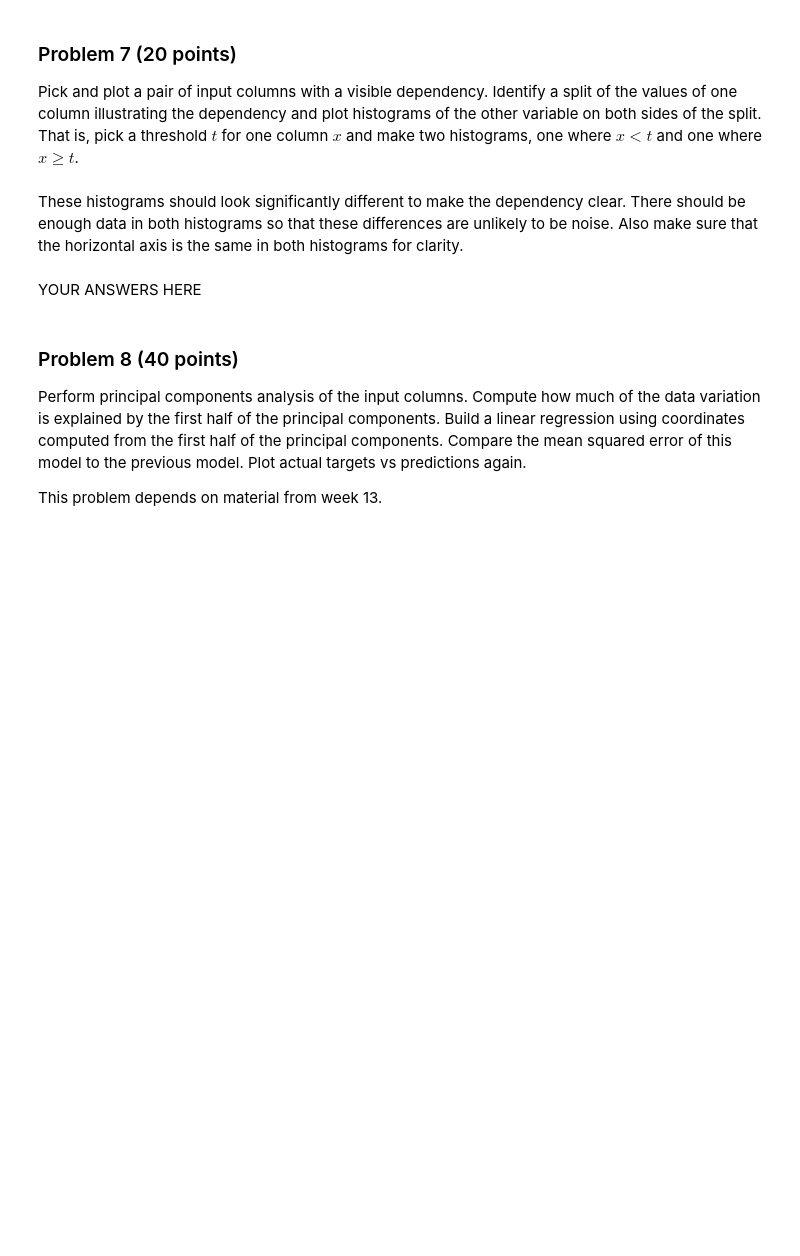
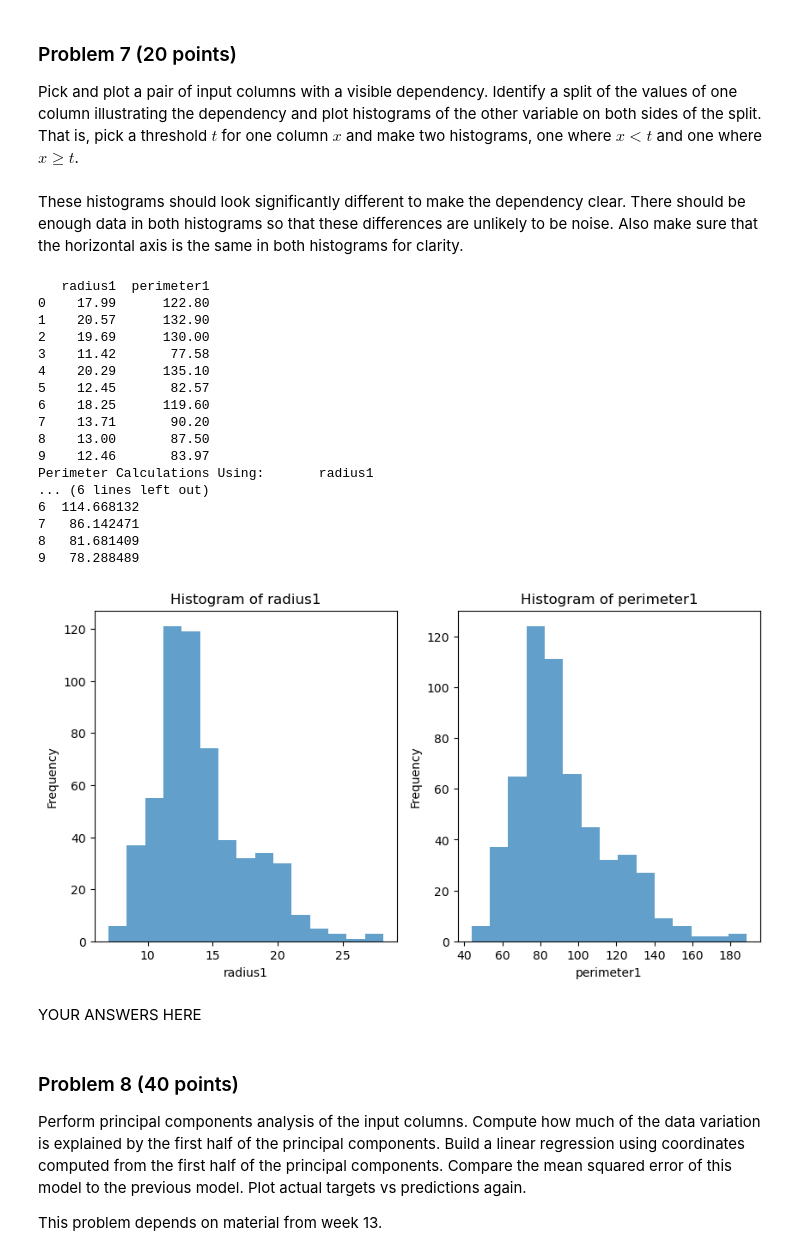
Before and after one commit to veniola/dx601-final-project, a Jupyter notebook: project.ipynb, the cells around one changed output. Cells and saved outputs as stored; diff of their text form; code cells hidden in the pictures; blank space fills up the shorter version.

```diff
--- a/project.ipynb
+++ b/project.ipynb
@@ -415,3 +413,39 @@ Also make sure that the horizontal axis is the same in both histograms for clari
+# %%
+# Two input columns of choice (with visible dependency): "radius1" and "perimeter1"
+breast_cancer_inputs = breast_cancer[["radius1", "perimeter1"]]
+print(breast_cancer_inputs[["radius1", "perimeter1"]][:10])
+
+# Radius can be used to calculate perimeter --> perimeter = 2 * pi * radius
+print("Perimeter Calculations Using:", breast_cancer_inputs[["radius1"]][:10] * 2 * math.pi)
+
+# Plot histograms for each column
+plt.figure(figsize=(10,5))
+for col in breast_cancer[["radius1", "perimeter1"]]:
+    plt.subplot(1, 2, 1 if col == "radius1" else 2)
+    breast_cancer[col].hist(grid=False, bins=15, alpha=0.7)
+    # Add labels and title
+    plt.title(f"Histogram of {col}")
+    plt.xlabel(f"{col}")
+    plt.ylabel("Frequency")
+# %% [output]
+   radius1  perimeter1
+0    17.99      122.80
+1    20.57      132.90
+2    19.69      130.00
+3    11.42       77.58
+4    20.29      135.10
+5    12.45       82.57
+6    18.25      119.60
+7    13.71       90.20
+8    13.00       87.50
+9    12.46       83.97
+Perimeter Calculations Using:       radius1
+... (6 lines left out)
+6  114.668132
+7   86.142471
+8   81.681409
+9   78.288489
+[figure, added]
 # %% [markdown]
 YOUR ANSWERS HERE
 # %% [markdown]
```
Also changed, not shown: parts of 4 cells of this notebook.
